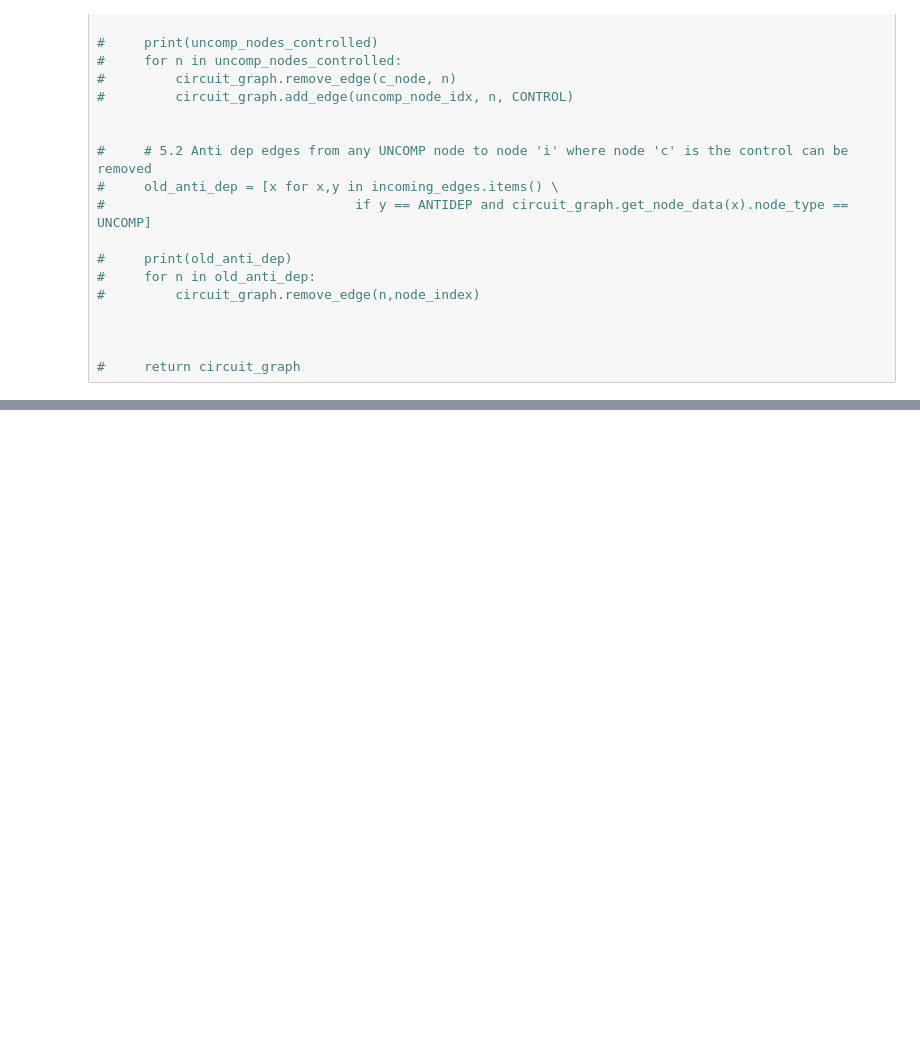
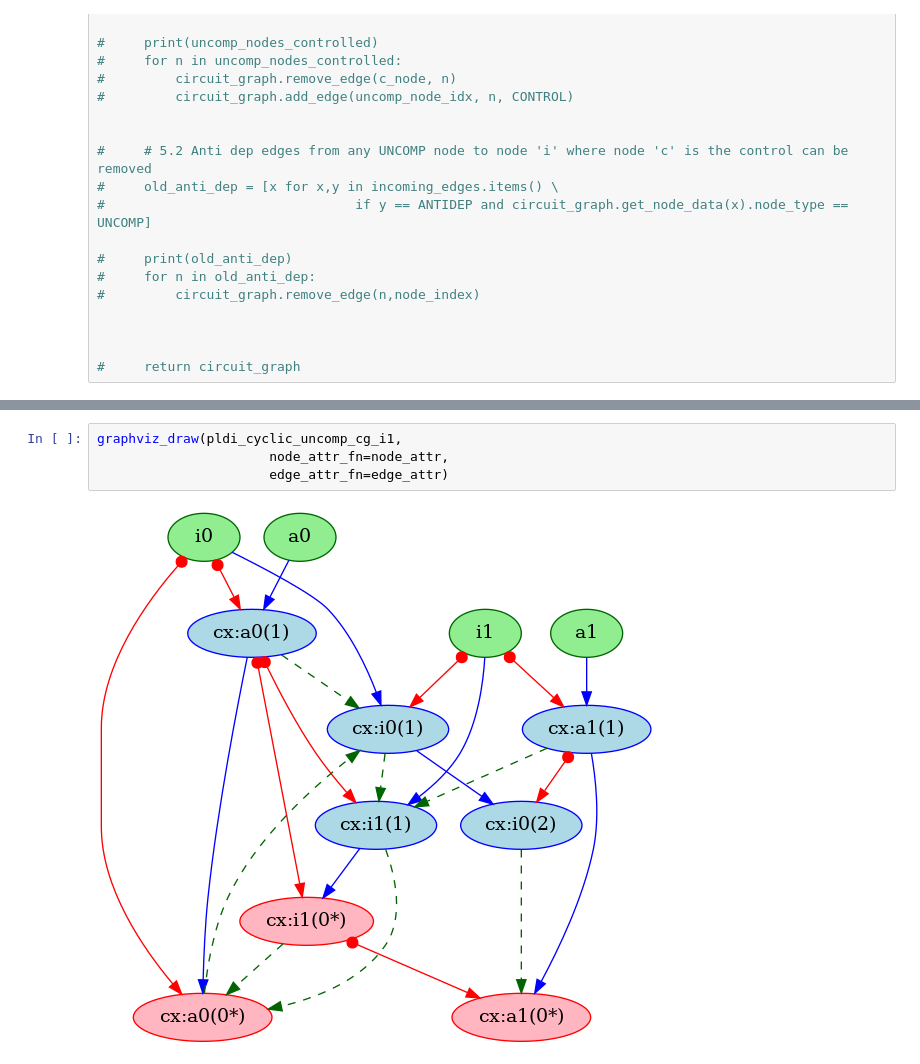
Before and after one commit to ashutiw2k/PartialUncomputationAndBennetts, a Jupyter notebook: testnotebooks/TestGreedyInputNodeSelection.ipynb, the cells around one changed output, grey strips where cells are left out. Cells and saved outputs as stored; diff of their text form; blank space fills up the shorter version.

```diff
--- a/testnotebooks/TestGreedyInputNodeSelection.ipynb
+++ b/testnotebooks/TestGreedyInputNodeSelection.ipynb
@@ -306,0 +329,6 @@ improved_bennetts_circ.draw('mpl')
+# %%
+graphviz_draw(pldi_cyclic_uncomp_cg_i1,
+                      node_attr_fn=node_attr,
+                      edge_attr_fn=edge_attr)
+# %% [output]
+[figure, added]
```
Also changed, not shown: parts of 13 cells of this notebook, 2 other files.
